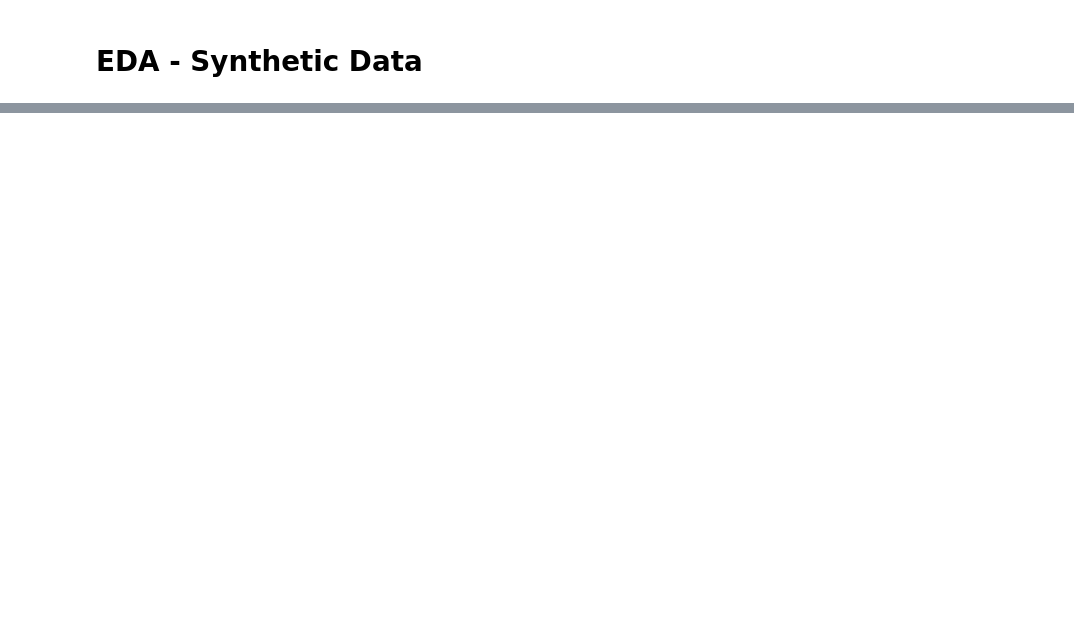
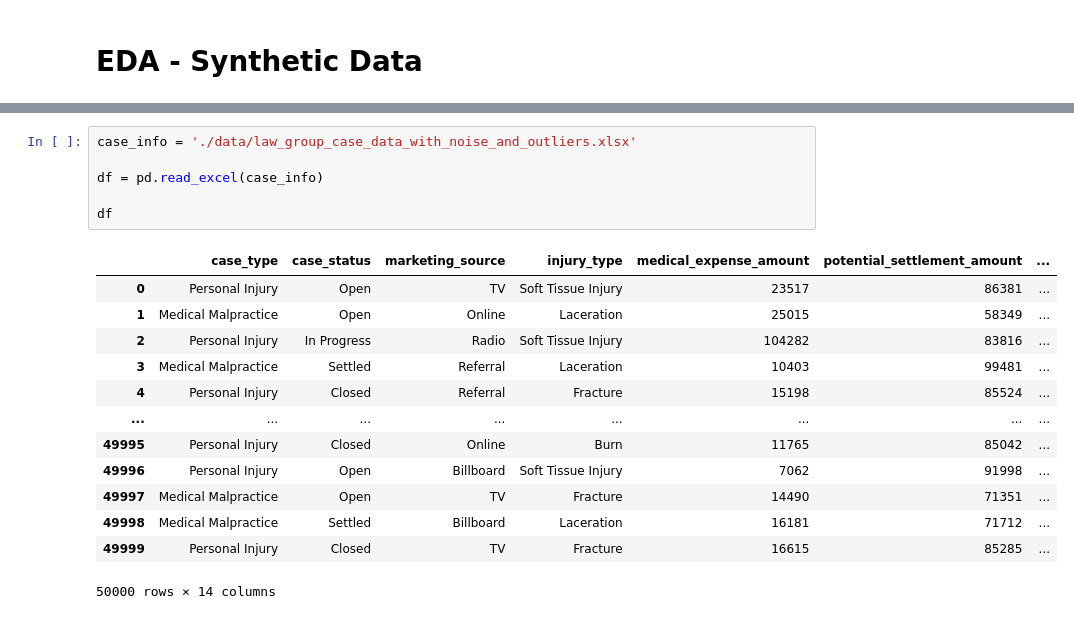
Before and after one commit to BenJMcCarty/Synthesizing_Law_Group_Data, a Jupyter notebook: EDA.ipynb, the cells around one changed output, grey strips where cells are left out. Drawn from its saved outputs; the diff is of its cells as text; blank space fills up the shorter version.

Commit message:
Updated data, synthesis, and EDA

```diff
--- a/EDA.ipynb
+++ b/EDA.ipynb
@@ -26,0 +12,20 @@ df_case_info
+# %%
+case_info = './data/law_group_case_data_with_noise_and_outliers.xlsx'
+
+df = pd.read_excel(case_info)
+
+df
+# %% [output]
+|  | case_type | case_status | marketing_source | injury_type | medical_expense_amount | potential_settlement_amount | ... |
+| 0 | Personal Injury | Open | TV | Soft Tissue Injury | 23517 | 86381 | ... |
+| 1 | Medical Malpractice | Open | Online | Laceration | 25015 | 58349 | ... |
+| 2 | Personal Injury | In Progress | Radio | Soft Tissue Injury | 104282 | 83816 | ... |
+| 3 | Medical Malpractice | Settled | Referral | Laceration | 10403 | 99481 | ... |
+| 4 | Personal Injury | Closed | Referral | Fracture | 15198 | 85524 | ... |
+| ... | ... | ... | ... | ... | ... | ... | ... |
+| 49995 | Personal Injury | Closed | Online | Burn | 11765 | 85042 | ... |
+| 49996 | Personal Injury | Open | Billboard | Soft Tissue Injury | 7062 | 91998 | ... |
+| 49997 | Medical Malpractice | Open | TV | Fracture | 14490 | 71351 | ... |
+| 49998 | Medical Malpractice | Settled | Billboard | Laceration | 16181 | 71712 | ... |
+| 49999 | Personal Injury | Closed | TV | Fracture | 16615 | 85285 | ... |
+50000 rows × 14 columns
```
Also changed, not shown: parts of 52 cells of this notebook, 8 other files.
